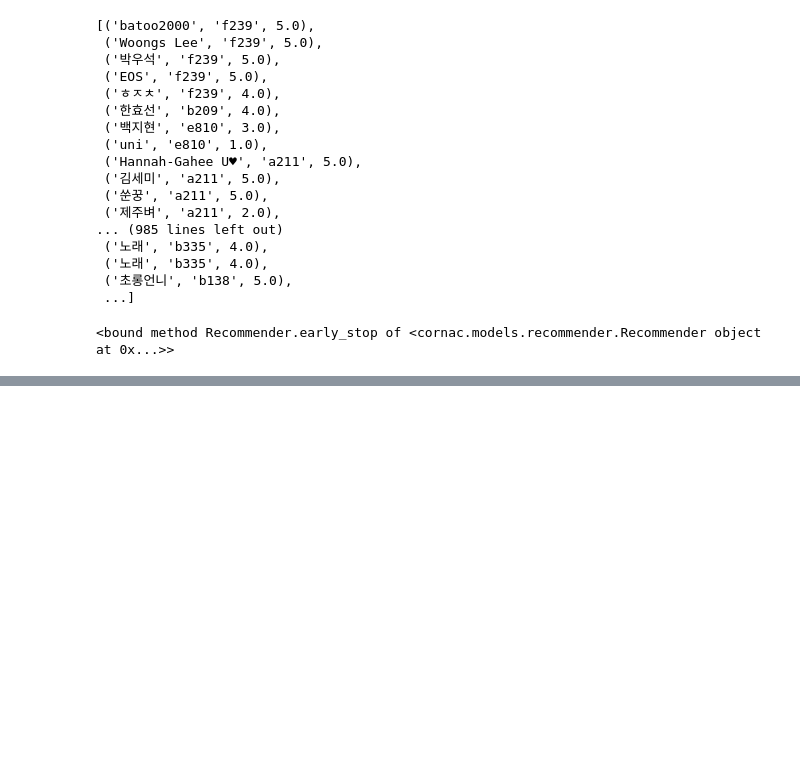
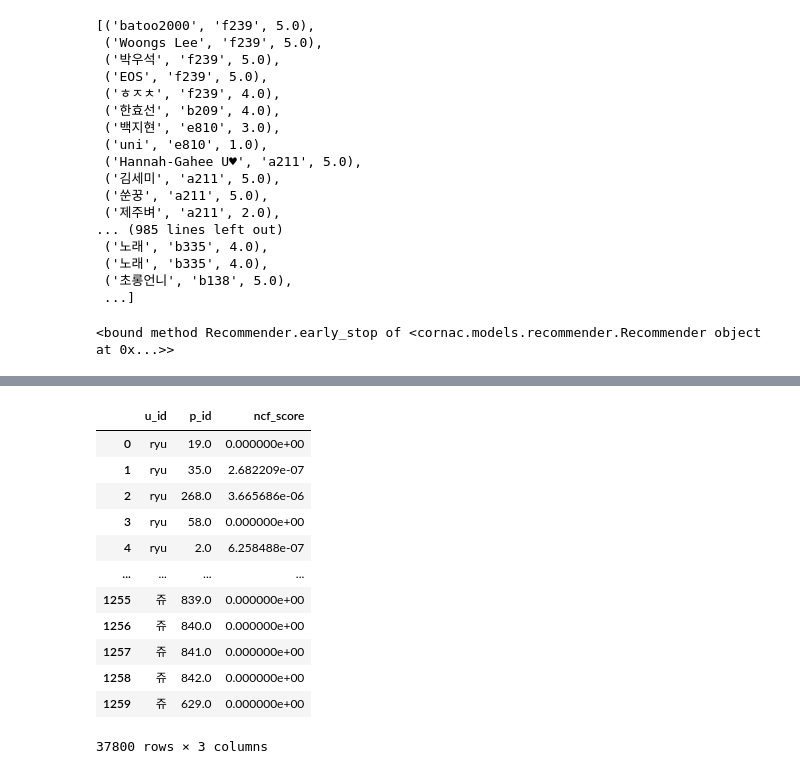
Before and after one commit to DAC-KHUPID/seoul-date-course-recommendation, a Jupyter notebook: source/Go/code/6.Go_NCF.ipynb, the cells around one changed output, grey strips where cells are left out. Drawn from its saved outputs; the diff is of its cells as text; code cells hidden in the pictures; blank space fills up the shorter version.

```diff
--- a/source/Go/code/6.Go_NCF.ipynb
+++ b/source/Go/code/6.Go_NCF.ipynb
@@ -143,0 +284,16 @@ len(neumf.score(0))
+# %%
+all_prediction
+# %% [output]
+|  | u_id | p_id | ncf_score |
+| 0 | ryu | 19.0 | 0.000000e+00 |
+| 1 | ryu | 35.0 | 2.682209e-07 |
+| 2 | ryu | 268.0 | 3.665686e-06 |
+| 3 | ryu | 58.0 | 0.000000e+00 |
+| 4 | ryu | 2.0 | 6.258488e-07 |
+| ... | ... | ... | ... |
+| 1255 | 쥬 | 839.0 | 0.000000e+00 |
+| 1256 | 쥬 | 840.0 | 0.000000e+00 |
+| 1257 | 쥬 | 841.0 | 0.000000e+00 |
+| 1258 | 쥬 | 842.0 | 0.000000e+00 |
+| 1259 | 쥬 | 629.0 | 0.000000e+00 |
+37800 rows × 3 columns
```
Also changed, not shown: parts of 13 cells of this notebook, 7 other files.
